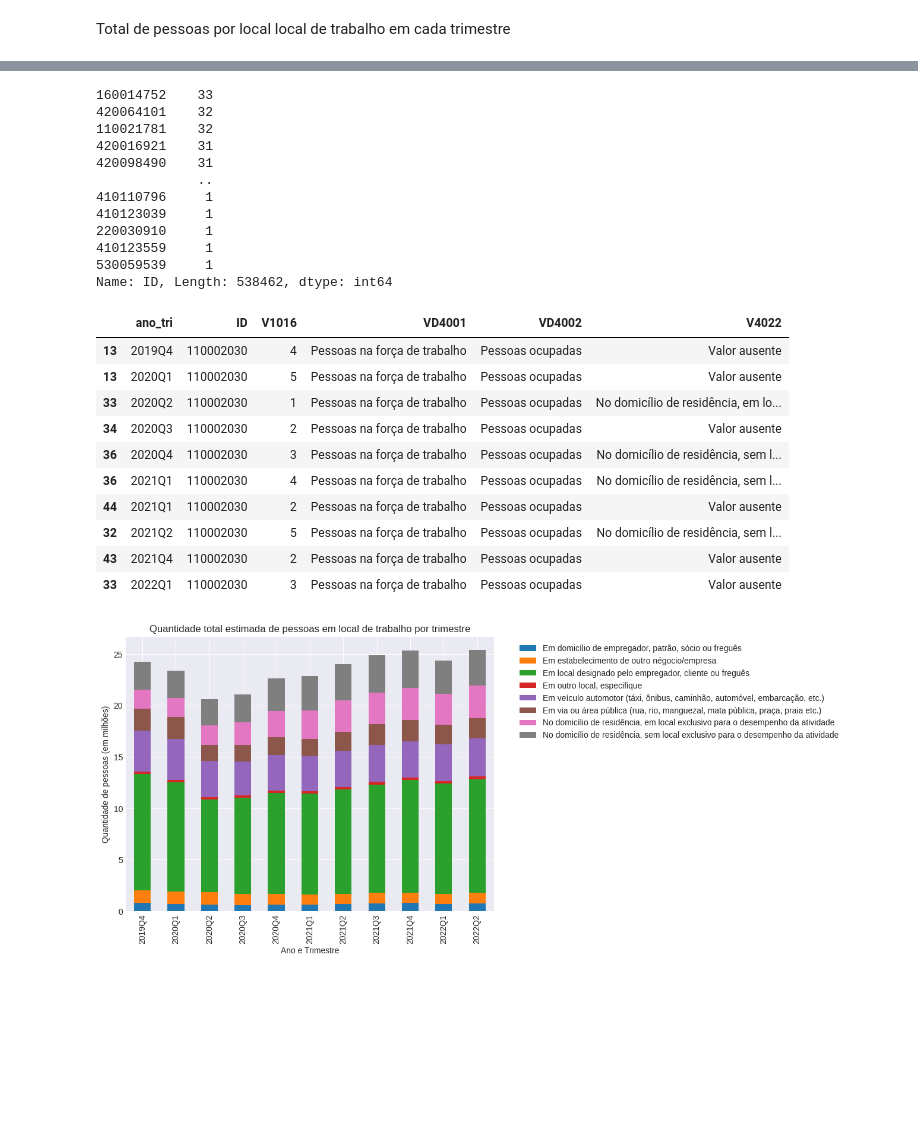
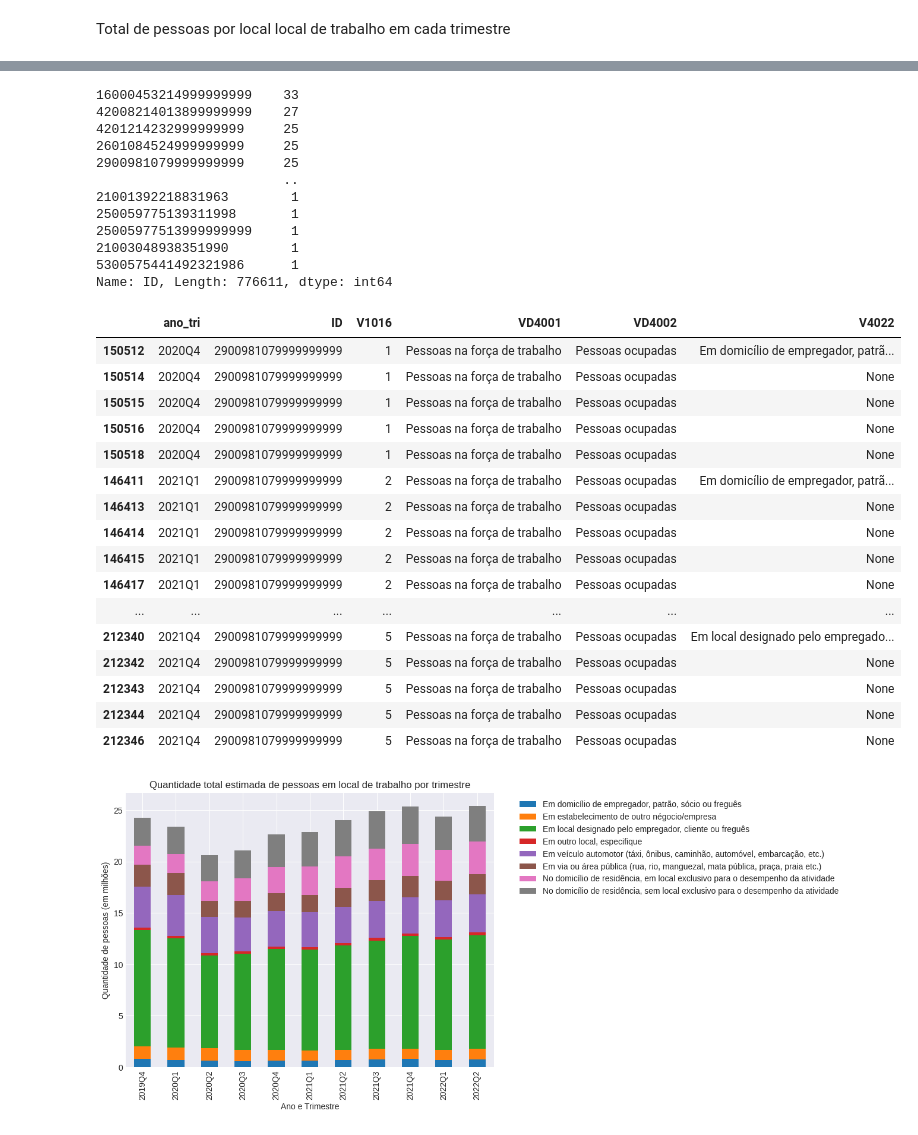
Before and after one commit to msbrasil/Mercado-de-Trabalho-Remoto, a Jupyter notebook: Local de Trabalho.ipynb, the cells around one changed output, grey strips where cells are left out. Saved outputs shown, nothing was run; the diff lists cells and outputs as text; code cells hidden in the pictures; blank space fills up the shorter version.

```diff
--- a/Local de Trabalho.ipynb
+++ b/Local de Trabalho.ipynb
@@ -98,22 +98,24 @@ lendo PNAD 2022 2
 pnadc_completa = pd.concat([pnad_2019_4, pnad_2020_1, pnad_2020_2, pnad_2020_3, pnad_2020_4, pnad_2021_1, pnad_2021_2, pnad_2021_3, pnad_2021_4, pnad_2022_1, pnad_2022_2])
 # %%
 #Converte variável para criar ID
-pnadc_completa['V2007'] = np.where(pnadc_completa['V2007'] == 'Homem', 0, 1)
+pnadc_completa['V2007'] = np.where(pnadc_completa['V2007'] == 'Homem', '0', '1')
 #Converte variáveis para numéricas
-pnadc_completa['UPA'] = pd.to_numeric(pnadc_completa['UPA'] , errors='coerce')
-pnadc_completa['V1008'] = pd.to_numeric(pnadc_completa['V1008'] , errors='coerce')
-pnadc_completa['V1014'] = pd.to_numeric(pnadc_completa['V1014'] , errors='coerce')
-pnadc_completa['V2007'] = pd.to_numeric(pnadc_completa['V2007'] , errors='coerce')
-pnadc_completa['V2008'] = pd.to_numeric(pnadc_completa['V2008'] , errors='coerce')
-pnadc_completa['V20081'] = pd.to_numeric(pnadc_completa['V20081'] , errors='coerce')
-pnadc_completa['V20082'] = pd.to_numeric(pnadc_completa['V20082'] , errors='coerce')
+
+#convert as coluna upa para string
+
+pnadc_completa['UPA'] = pnadc_completa['UPA'].astype(str)
+pnadc_completa['V1008'] = pnadc_completa['V1008'].astype(str)
+pnadc_completa['V1014'] = pnadc_completa['V1014'].astype(str)
+pnadc_completa['V2007'] = pnadc_completa['V2007'].astype(str)
+pnadc_completa['V2008'] = pnadc_completa['V2008'].astype(str)
+pnadc_completa['V20081'] = pnadc_completa['V20081'].astype(str)
+pnadc_completa['V20082'] = pnadc_completa['V20082'].astype(str)
 
 #Cria chave ID e novo df
 pnadc_completa = pd.DataFrame({
     #Controle
     'Ano':pnadc_completa['Ano'],
     'Trimestre':pnadc_completa['Trimestre'],
-    'UPA':pnadc_completa['UPA'],
     'UF':pnadc_completa['UF'],
     'V2007':pnadc_completa['V2007'],
     #ID
@@ -136,8 +138,9 @@ pnadc_completa = pd.DataFrame({
     'posest_sxi': pnadc_completa['posest_sxi']
     })
 
+
 #Reverte alteração da coluna V2007 para os rótulos anteiores
-pnadc_completa['V2007'] = pnadc_completa['V2007'].apply(lambda x: 'Homem' if x == 0 else 'Mulher')
+pnadc_completa['V2007'] = pnadc_completa['V2007'].apply(lambda x: 'Homem' if x == '0' else 'Mulher')
 # Ordernação da série histórica por ano e trimestre.
 pnadc_completa.sort_values(by=['Ano', 'Trimestre'], inplace=True)
 #concatena a coluna 'Ano' e 'Trimestre' em uma única coluna.
@@ -322,32 +251,38 @@ forca_trabalho_ocupada
 # %%
 forca_trabalho_ocupada['ID'].value_counts()
 # %% [output]
-160014752    33
-420064101    32
-110021781    32
-420016921    31
-420098490    31
-             ..
-410110796     1
-410123039     1
-220030910     1
-410123559     1
-530059539     1
-Name: ID, Length: 538462, dtype: int64
+16000453214999999999    33
+42008214013899999999    27
+4201214232999999999     25
+2601084524999999999     25
+2900981079999999999     25
+                        ..
+21001392218831963        1
+250059775139311998       1
+25005977513999999999     1
+21003048938351990        1
+5300575441492321986      1
+Name: ID, Length: 776611, dtype: int64
 # %%
-forca_trabalho_ocupada[forca_trabalho_ocupada['ID']==110002030][['ano_tri','ID','V1016', 'VD4001','VD4002', 'V4022']]
+forca_trabalho_ocupada[forca_trabalho_ocupada['ID']=='2900981079999999999'][['ano_tri','ID','V1016', 'VD4001','VD4002', 'V4022']]
 # %% [output]
 |  | ano_tri | ID | V1016 | VD4001 | VD4002 | V4022 |
-| 13 | 2019Q4 | 110002030 | 4 | Pessoas na força de trabalho | Pessoas ocupadas | Valor ausente |
-| 13 | 2020Q1 | 110002030 | 5 | Pessoas na força de trabalho | Pessoas ocupadas | Valor ausente |
-| 33 | 2020Q2 | 110002030 | 1 | Pessoas na força de trabalho | Pessoas ocupadas | No domicílio de residência, em lo... |
-| 34 | 2020Q3 | 110002030 | 2 | Pessoas na força de trabalho | Pessoas ocupadas | Valor ausente |
-| 36 | 2020Q4 | 110002030 | 3 | Pessoas na força de trabalho | Pessoas ocupadas | No domicílio de residência, sem l... |
-| 36 | 2021Q1 | 110002030 | 4 | Pessoas na força de trabalho | Pessoas ocupadas | No domicílio de residência, sem l... |
-| 44 | 2021Q1 | 110002030 | 2 | Pessoas na força de trabalho | Pessoas ocupadas | Valor ausente |
-| 32 | 2021Q2 | 110002030 | 5 | Pessoas na força de trabalho | Pessoas ocupadas | No domicílio de residência, sem l... |
-| 43 | 2021Q4 | 110002030 | 2 | Pessoas na força de trabalho | Pessoas ocupadas | Valor ausente |
-| 33 | 2022Q1 | 110002030 | 3 | Pessoas na força de trabalho | Pessoas ocupadas | Valor ausente |
+| 150512 | 2020Q4 | 2900981079999999999 | 1 | Pessoas na força de trabalho | Pessoas ocupadas | Em domicílio de empregador, patrã... |
+| 150514 | 2020Q4 | 2900981079999999999 | 1 | Pessoas na força de trabalho | Pessoas ocupadas | None |
+| 150515 | 2020Q4 | 2900981079999999999 | 1 | Pessoas na força de trabalho | Pessoas ocupadas | None |
+| 150516 | 2020Q4 | 2900981079999999999 | 1 | Pessoas na força de trabalho | Pessoas ocupadas | None |
+| 150518 | 2020Q4 | 2900981079999999999 | 1 | Pessoas na força de trabalho | Pessoas ocupadas | None |
+| 146411 | 2021Q1 | 2900981079999999999 | 2 | Pessoas na força de trabalho | Pessoas ocupadas | Em domicílio de empregador, patrã... |
+| 146413 | 2021Q1 | 2900981079999999999 | 2 | Pessoas na força de trabalho | Pessoas ocupadas | None |
+| 146414 | 2021Q1 | 2900981079999999999 | 2 | Pessoas na força de trabalho | Pessoas ocupadas | None |
+| 146415 | 2021Q1 | 2900981079999999999 | 2 | Pessoas na força de trabalho | Pessoas ocupadas | None |
+| 146417 | 2021Q1 | 2900981079999999999 | 2 | Pessoas na força de trabalho | Pessoas ocupadas | None |
+| ... | ... | ... | ... | ... | ... | ... |
+| 212340 | 2021Q4 | 2900981079999999999 | 5 | Pessoas na força de trabalho | Pessoas ocupadas | Em local designado pelo empregado... |
+| 212342 | 2021Q4 | 2900981079999999999 | 5 | Pessoas na força de trabalho | Pessoas ocupadas | None |
+| 212343 | 2021Q4 | 2900981079999999999 | 5 | Pessoas na força de trabalho | Pessoas ocupadas | None |
+| 212344 | 2021Q4 | 2900981079999999999 | 5 | Pessoas na força de trabalho | Pessoas ocupadas | None |
+| 212346 | 2021Q4 | 2900981079999999999 | 5 | Pessoas na força de trabalho | Pessoas ocupadas | None |
 # %%
 (local_trabalho/1000000).plot(kind='bar', stacked=True, figsize=(8, 6), title='Quantidade total estimada de pessoas em local de trabalho por trimestre')
 plt.legend(bbox_to_anchor=(1.05, 1), loc='upper left', prop={'size': 10})
```
Also changed, not shown: parts of 8 cells of this notebook, 1 other file.
